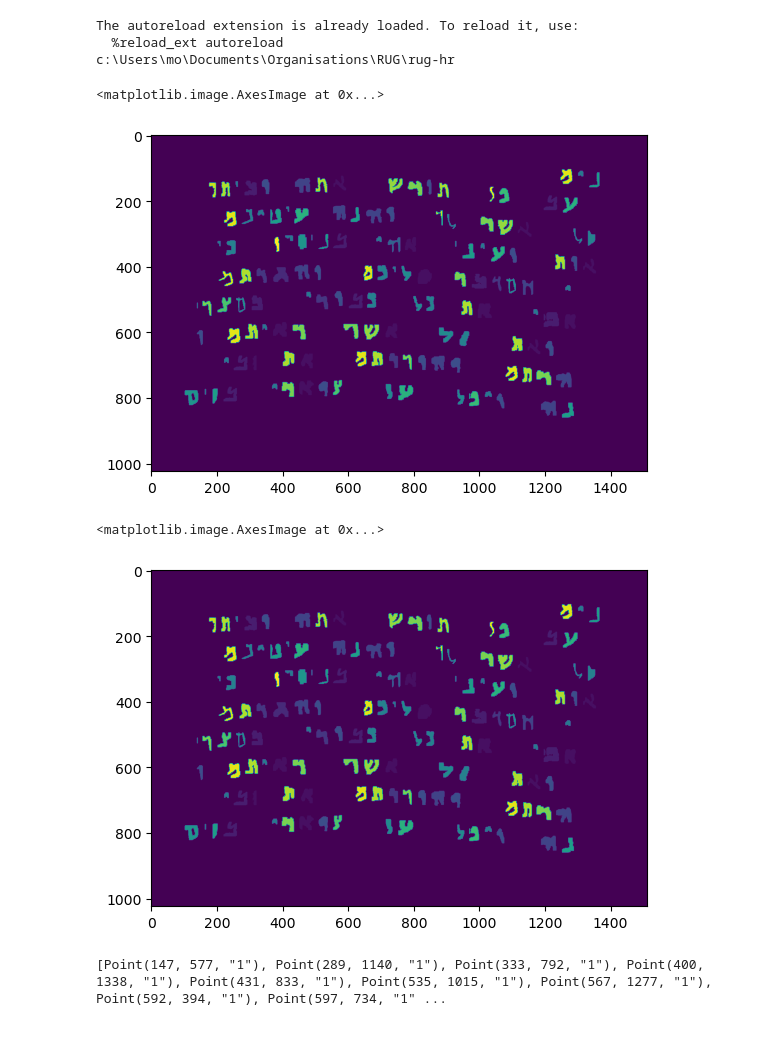
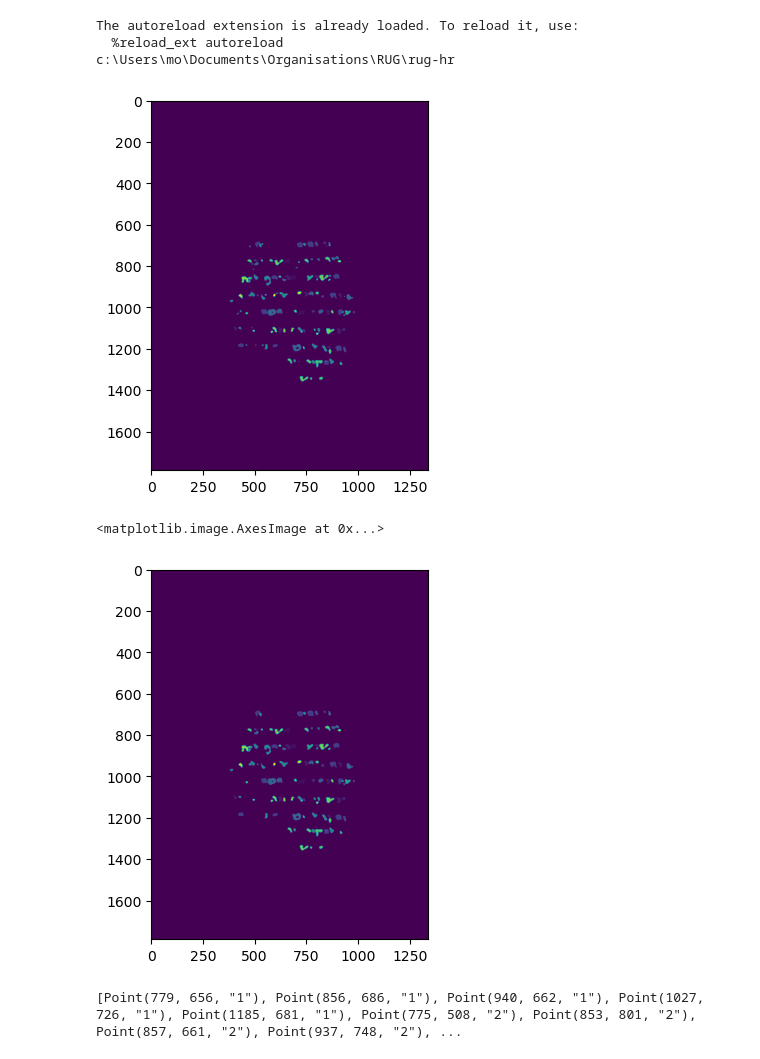
Before and after one commit to mormoassaf/rug-hr, a Jupyter notebook: experiments/dss_graph.ipynb, the cells around one changed output. Saved outputs shown, nothing was run; the diff lists cells and outputs as text; code cells hidden in the pictures.

```diff
--- a/experiments/dss_graph.ipynb
+++ b/experiments/dss_graph.ipynb
@@ -33,14 +33,14 @@ The autoreload extension is already loaded. To reload it, use:
 c:\Users\mo\Documents\Organisations\RUG\rug-hr
 # %%
 # show random image
-masks_folder = "datasets/dss_corrupted/Raw/"
+masks_folder = "datasets/outputs/"
 masks = os.listdir(masks_folder)
 random_mask = np.random.choice(masks)
 image = np.array(Image.open(masks_folder + random_mask))
 plt.imshow(image)
+plt.show()
 # %% [output]
-<matplotlib.image.AxesImage at 0x...>
-[figure, old version]
+[figure, new version]
 # %%
 binary_image = np.where(image > 0, 1, 0)
 allowed_pixels = remove_ornaments(binary_image, set_adaptive_threshold(binary_image))
@@ -48,7 +48,7 @@ image_without_ornaments = np.where(allowed_pixels > 0, image, 0)
 plt.imshow(image_without_ornaments)
 # %% [output]
 <matplotlib.image.AxesImage at 0x...>
-[figure, old version]
+[figure, new version]
 # %%
 class Point:
     def __init__(self, x, y, label):
@@ -99,7 +99,7 @@ def find_centers_of_characters(img: np.ndarray, distance_threshold=0):
 points = find_centers_of_characters(image_without_ornaments)
 print(points)
 # %% [output]
-[Point(147, 577, "1"), Point(289, 1140, "1"), Point(333, 792, "1"), Point(400, 1338, "1"), Point(431, 833, "1"), Point(535, 1015, "1"), Point(567, 1277, "1"), Point(592, 394, "1"), Point(597, 734, "1" ...
+[Point(779, 656, "1"), Point(856, 686, "1"), Point(940, 662, "1"), Point(1027, 726, "1"), Point(1185, 681, "1"), Point(775, 508, "2"), Point(853, 801, "2"), Point(857, 661, "2"), Point(937, 748, "2"), ...
 # %%
 import matplotlib.pyplot as plt
 
```
Also changed, not shown: parts of 5 cells of this notebook.
